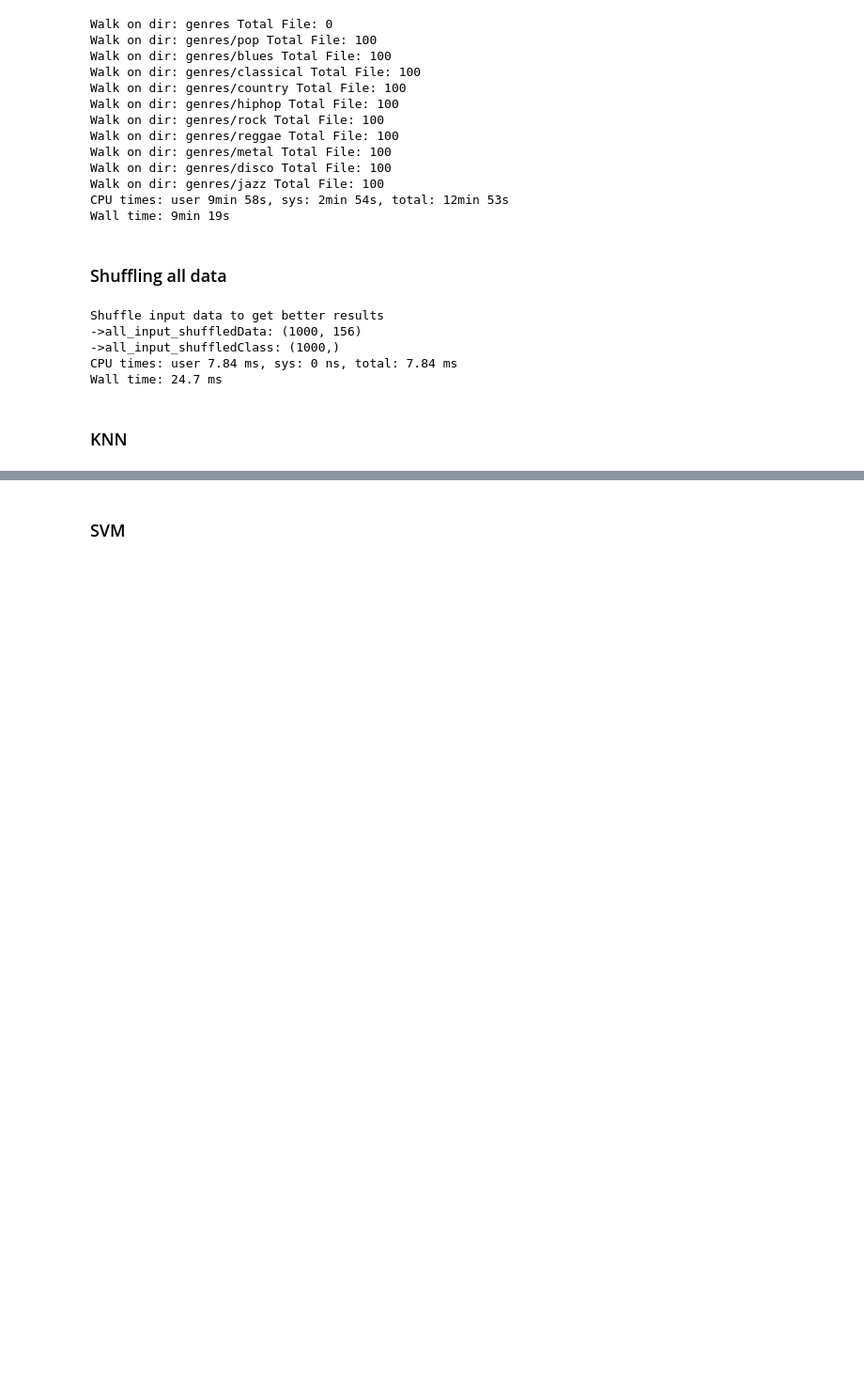
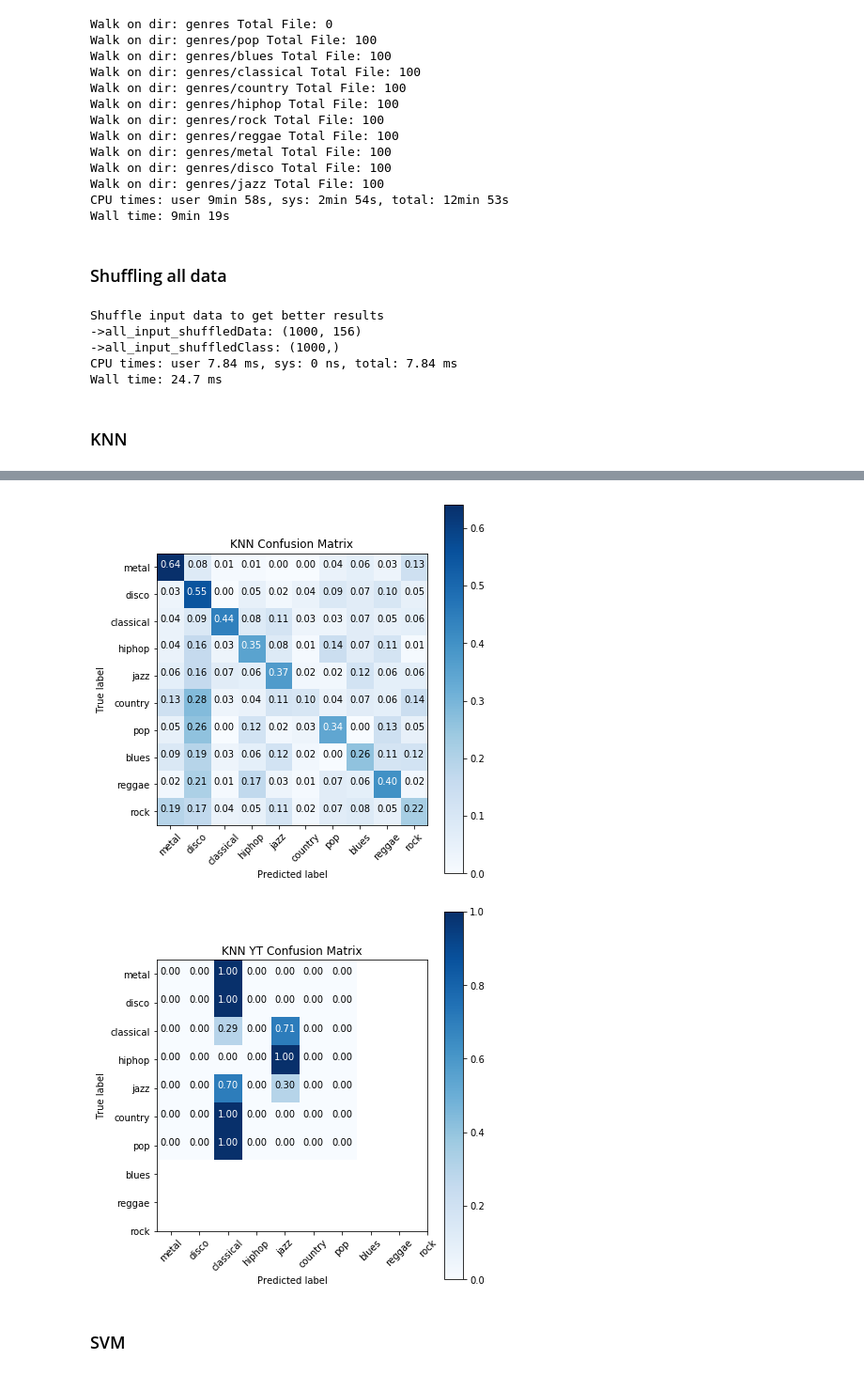
Before and after one commit to GTU-Projects/CSE455_MachineLearning_2018, a Jupyter notebook: Final_MusicClassification/music_classfication.ipynb, the cells around one changed output, grey strips where cells are left out. Shown at 94% size. Drawn from its saved outputs; the diff is of its cells as text; code cells hidden in the pictures; blank space fills up the shorter version.

Commit message:
new test musics were added

```diff
--- a/Final_MusicClassification/music_classfication.ipynb
+++ b/Final_MusicClassification/music_classfication.ipynb
@@ -14,0 +18,2 @@ import xgboost as xgb
+# %%
+PROJECT_PATH='/home/hmenn/Workspace/CSE455_MachineLearning_2018/Final_MusicClassification'
@@ -15,8 +50,8 @@ import xgboost as xgb
 # %%
-def extractMfccFeature(filepath):
+def extractMfccFeature(filepath, _offset=12, _duration=6):
     try:
         # returns signal and sample rate
-        signal, sr = librosa.load(file_path, offset=12, duration=6)
+        signal, sr = librosa.load(file_path, offset=_offset, duration=_duration)
         mfccs = librosa.feature.mfcc(y=signal, sr=sr, n_mfcc=12)
         l = mfccs.shape[1]
         mfccs = mfccs[:, int(0.2 * l):int(0.8 * l)]
@@ -32,6 +67,12 @@ def extractMfccFeature(filepath):
     except Exception as e:
         print ("Error accured" + str(e))
         return None
+# %%
+Y = {'metal': 0, 'disco': 1, 'classical': 2, 'hiphop': 3, 'jazz': 4,
+     'country': 5, 'pop': 6, 'blues': 7, 'reggae': 8, 'rock': 9}
+
+Y_str = {0:'metal', 1:'disco', 2:'classical', 3:'hiphop', 4:'jazz',
+     5:'country', 6:'pop', 7:'blues', 8:'reggae', 9:'rock'}
 # %%
 %%time
 walk_dir = "genres"
@@ -97,6 +175,10 @@ kf = KFold(n_splits=5)
 
 guess = []
 actual = []
+
+yt_guess = []
+yt_actual = []
+
 for trainIndex, testIndex in kf.split(all_input_shuffledData):
     X_train, X_test = all_input_shuffledData[trainIndex], all_input_shuffledData[testIndex]
     y_train, y_test = all_input_shuffledClass[trainIndex], all_input_shuffledClass[testIndex]
@@ -107,8 +189,18 @@ for trainIndex, testIndex in kf.split(all_input_shuffledData):
     actual.extend(y_test)
     guess.extend(knn.predict(X_test))
 
-    k_score = knn.score(X_test,y_test)
+    yt_guess.extend(knn.predict(yt_data))
+    yt_actual.extend(yt_class)
 
+coeff = confusion_matrix(actual, guess)
+
+plot_confusion_matrix(coeff, classes=[Y_str[i] for i in range(10)], normalize=True,
+                      title='KNN Confusion Matrix')
 print("KNN Score: ", accuracy_score(actual, guess))
+
+coeff = confusion_matrix(yt_guess, yt_actual)
+plot_confusion_matrix(coeff, classes=[Y_str[i] for i in range(10)], normalize=True,
+                      title='KNN YT Confusion Matrix')
+print("KNN Youtube Score: ", accuracy_score(yt_guess, yt_actual))
 # %% [output]
 KNN Score:  0.367
@@ -117,3 +210,5 @@ Wall time: 548 ms
+[figure, added]
+[figure, added]
 # %% [markdown]
 ### SVM
 # %%
```
Also changed, not shown: parts of 9 cells of this notebook.
